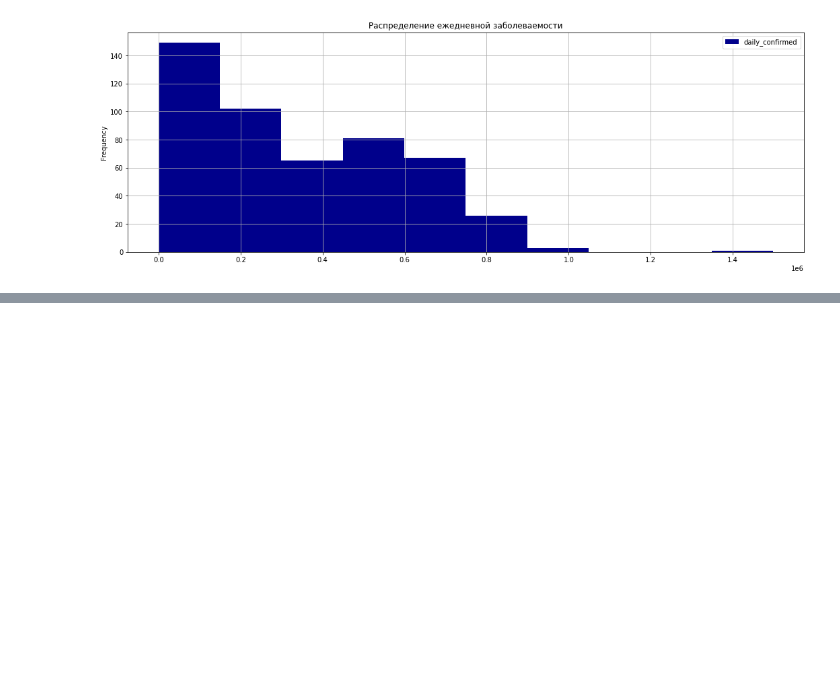
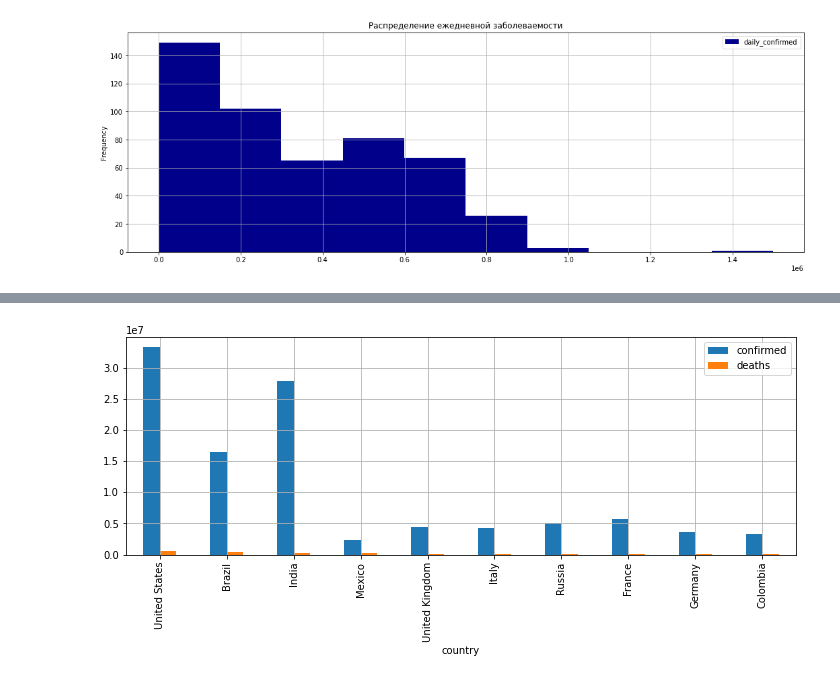
Before and after one commit to zzz-Ivan-zzz/ds_remote, a Jupyter notebook: Python-13. Visualization.ipynb, the cells around one changed output, grey strips where cells are left out. Cells and saved outputs as stored; diff of their text form; code cells hidden in the pictures; blank space fills up the shorter version.

```diff
--- a/Python-13. Visualization.ipynb
+++ b/Python-13. Visualization.ipynb
@@ -83,0 +99,12 @@ grouped_cases.plot(
+# %%
+# столбчатая диаграмма с двумя показателями
+
+grouped_country = covid_df.groupby(['country'])[['confirmed', 'deaths']].last()
+grouped_country = grouped_country.nlargest(10, columns=['deaths'])
+grouped_country.plot(
+    kind='bar',
+    grid=True,
+    figsize=(12, 4),
+);
+# %% [output]
+[figure, added]
```
Also changed, not shown: parts of 6 cells of this notebook, 1 other file.
